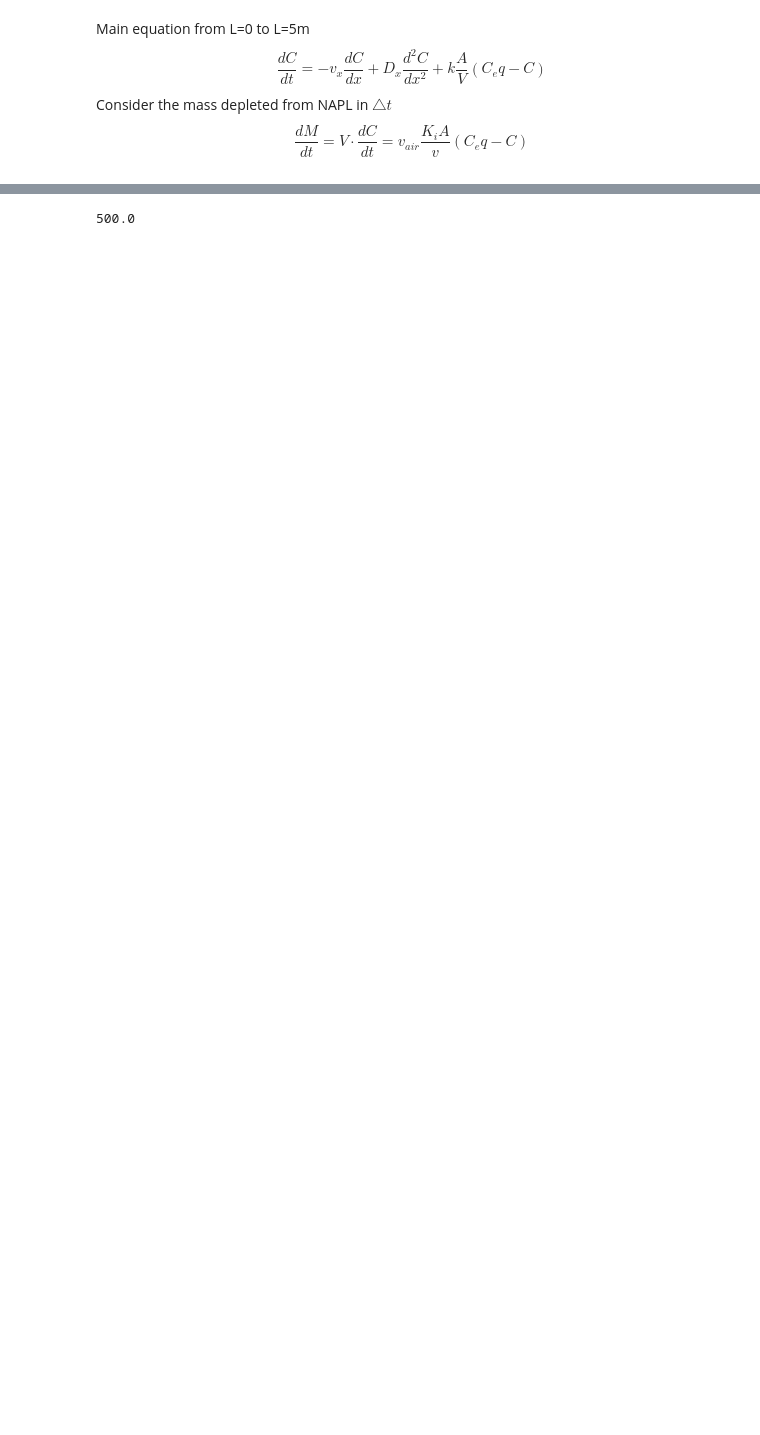
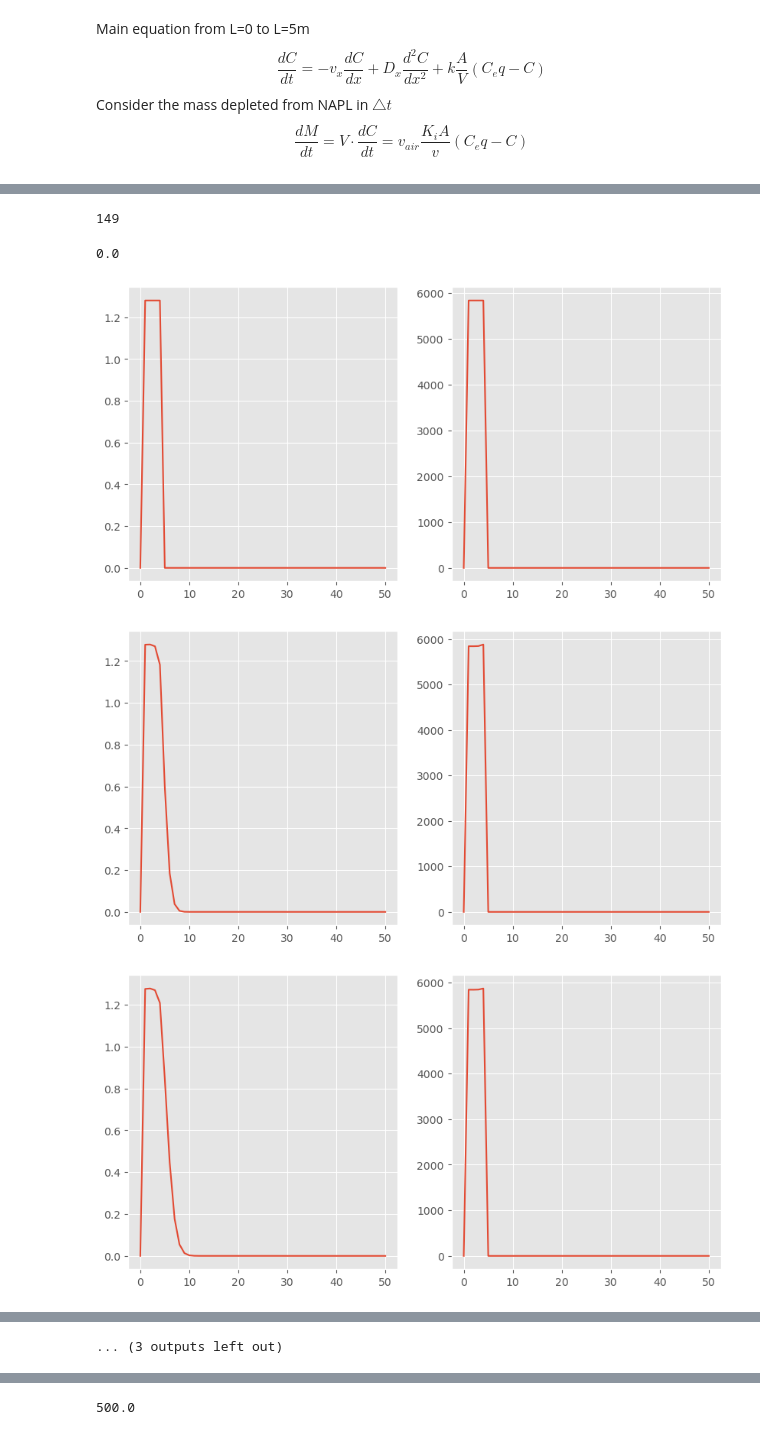
Before and after one commit to sebastianibam002/bioremediation, a Jupyter notebook: bioremediation_analysis.ipynb, the cells around one changed output, grey strips where cells are left out. Saved outputs shown, nothing was run; the diff lists cells and outputs as text; code cells hidden in the pictures; blank space fills up the shorter version.

```diff
--- a/bioremediation_analysis.ipynb
+++ b/bioremediation_analysis.ipynb
@@ -191,0 +457,19 @@ plt.plot(tce_mat[int(L2//delta_x), :])
+# %%
+total_time_points
+# %% [output]
+149
+# %%
+tce_mass_mat[int(L1//delta_x), 0]
+# %% [output]
+0.0
+# %%
+for a in range(0, total_time_points, 10):
+    f, (ax1, ax2) = plt.subplots(ncols=2, nrows=1, figsize=(10, 5))
+    ax1.plot(tce_mat[:, a])
+    ax2.plot(tce_mass_mat[:, a])
+    #ax2.set_yscale('log')
+    plt.show()
+# %% [output]
+[figure, added]
+[figure, added]
+[figure, added]
@@ -191,0 +485 @@ plt.plot(tce_mat[int(L2//delta_x), :])
+... (3 outputs left out)
```
Also changed, not shown: parts of 40 cells of this notebook.
